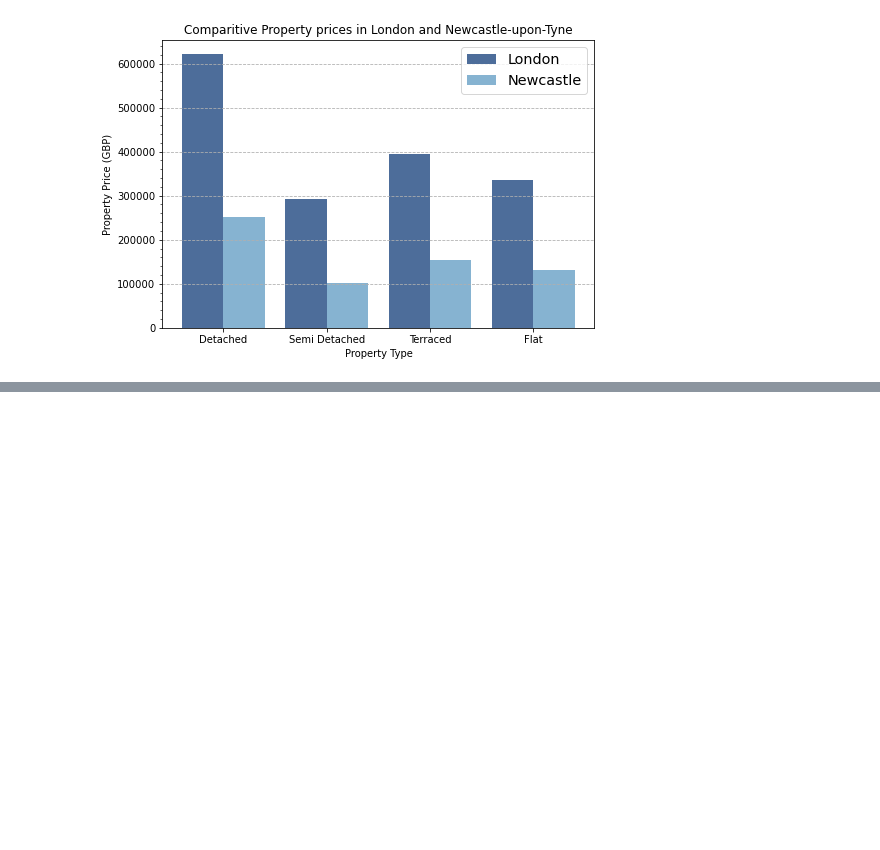
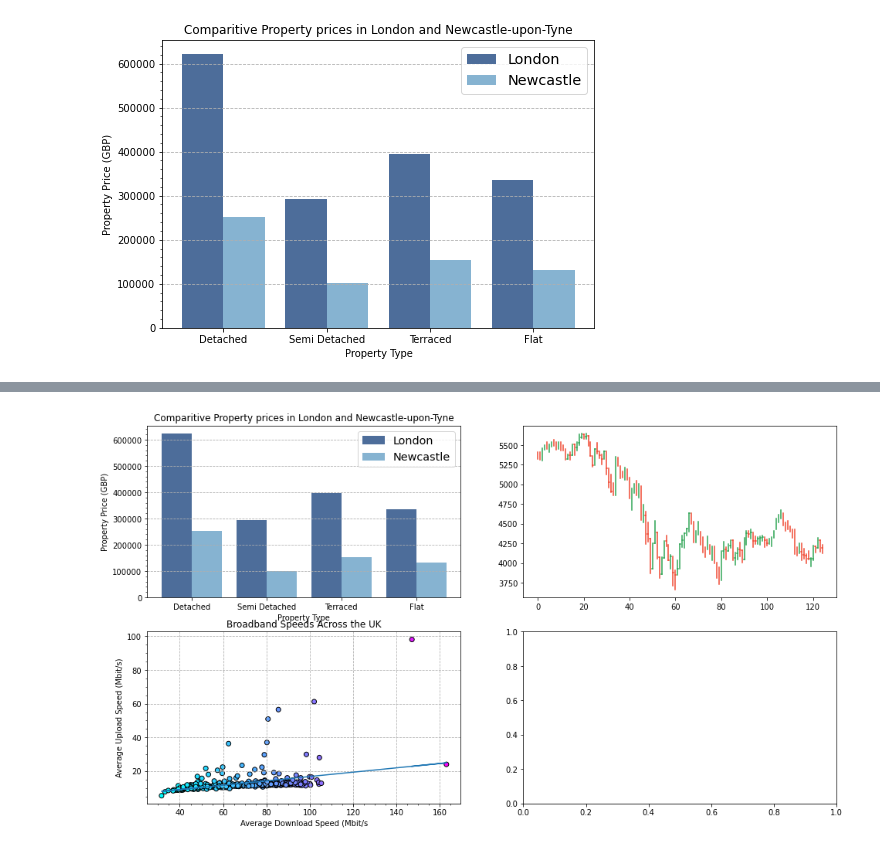
Before and after one commit to sarahj0/data-visualisation, a Jupyter notebook: DataVisualisation.ipynb, the cells around one changed output, grey strips where cells are left out. Cells and saved outputs as stored; diff of their text form; code cells hidden in the pictures; blank space fills up the shorter version.

Commit message:
started subplots

```diff
--- a/DataVisualisation.ipynb
+++ b/DataVisualisation.ipynb
@@ -43,16 +40,16 @@ plt.savefig('test.svg', bbox_inches='tight')
 # %%
 data = pd.read_csv("Broadband_Data/202006_fixed_laua_performance_wrangled.csv")
 temp = pd.DataFrame(data)
-df = temp[["laua_name", "averageDown", "averageUpload"]]
+dfSc = temp[["laua_name", "averageDown", "averageUpload"]]
 
-dfStat = df[['averageDown','averageUpload']]
+dfStat = dfSc[['averageDown','averageUpload']]
 
-x_axis = df['averageDown']
-y_axis = df['averageUpload']
+x_axisSc = dfSc['averageDown']
+y_axisSc = dfSc['averageUpload']
 
-fig = plt.figure()
-ax = fig.add_axes([0,0,1,1])
-pB = ax.scatter(x=x_axis, y=y_axis, c=x_axis, cmap="cool", edgecolors='black')
+#fig = plt.figure()
+#ax = fig.add_axes([0,0,1,1])
+#pB = ax.scatter(x=x_axisSc, y=y_axisSc, c=x_axis, cmap="cool", edgecolors='black')
 
 def stats(df,i):
     ave= sum(df.iloc[:,i])/len(df)
@@ -68,4 +65,4 @@ def best_fit(df):
 
 m,b = best_fit(dfStat)
 
-plt.plot(df['averageDown'], m*df['averageDown'] + b)
+#plt.plot(dfSc['averageDown'], m*dfSc['averageDown'] + b)
@@ -129 +124,37 @@ plt.savefig('plot.png', dpi=300, bbox_inches='tight')
 <Figure size 432x288 with 0 Axes>
+# %%
+cm = 1/2.54
+fig, ax = plt.subplots(2,2, figsize=(16,9))
+
+ax[0,0].bar(x=x_axisL, height=y_axisL, width=-0.4, data=dfLondon, align='edge', label='London', color='#4d6d9a')
+ax[0,0].bar(x=x_axisN, height=y_axisN, width=0.4, data=dfNewc, align='edge', label='Newcastle', color='#86b3d1')
+ax[0,0].set_title('Comparitive Property prices in London and Newcastle-upon-Tyne')
+ax[0,0].set_ylabel('Property Price (GBP)')
+ax[0,0].set_xlabel('Property Type')
+ax[0,0].grid(axis='y', linestyle='--')
+ax[0,0].legend(fontsize='x-large')
+ax[0,0].yaxis.set_minor_locator(tck.AutoMinorLocator())
+ax[0,0].set_xticks([0,1,2,3])
+ax[0,0].set_xticklabels(['Detached', 'Semi Detached', 'Terraced', 'Flat'])
+
+ax[1,0].scatter(x=x_axisSc, y=y_axisSc, c=x_axisSc, cmap="cool", edgecolors='black')
+ax[1,0].plot(dfSc['averageDown'], m*dfSc['averageDown'] + b)
+ax[1,0].set_title('Broadband Speeds Across the UK')
+ax[1,0].set_ylabel('Average Upload Speed (Mbit/s)')
+ax[1,0].set_xlabel('Average Download Speed (Mbit/s')
+ax[1,0].grid(linestyle='--')
+ax[1,0].xaxis.set_minor_locator(tck.AutoMinorLocator())
+ax[1,0].yaxis.set_minor_locator(tck.AutoMinorLocator())
+## need to add annotation showing outlier (York) and correlation coefficient
+
+for i, val in df.iterrows():
+    color = '#2CA453'
+    if val['Open'] > val['Close']: color= '#F04730'
+    ax[0,1].plot([x[i], x[i]], [val['Low'], val['High']], color=color)
+    ax[0,1].plot([x[i], x[i]-0.1], [val['Open'], val['Open']], color=color)
+    ax[0,1].plot([x[i], x[i]+0.1], [val['Close'], val['Close']], color=color)
+
+
+plt.show()
+# %% [output]
+[figure, added]
```
Also changed, not shown: parts of 3 cells of this notebook.
